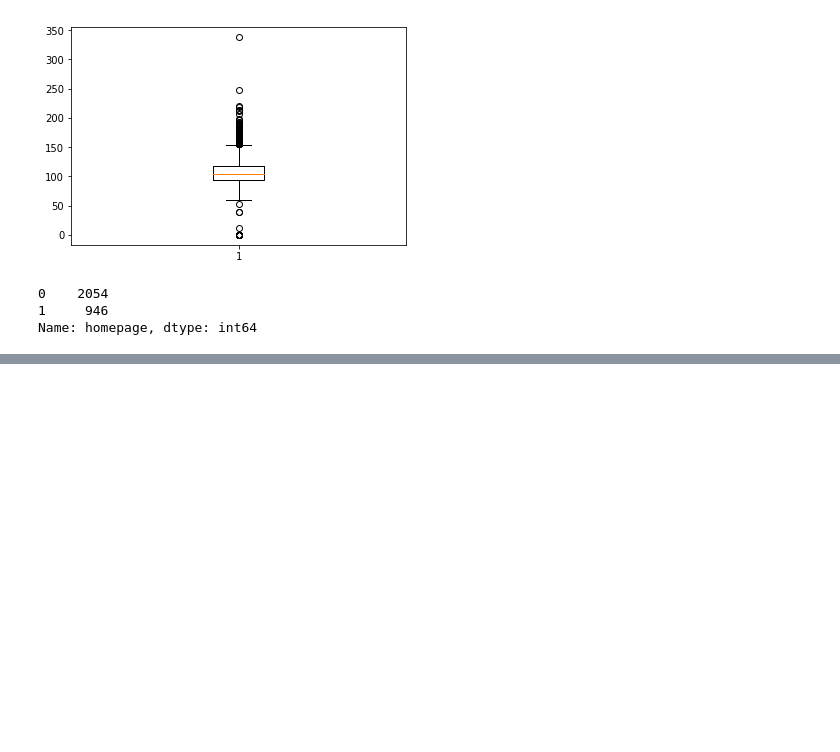
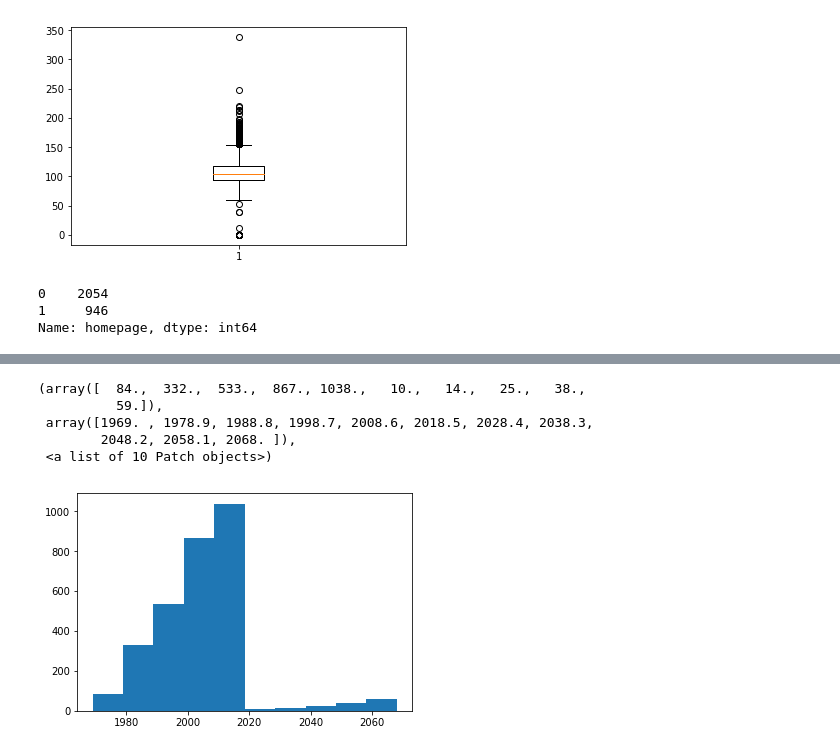
Before and after one commit to kiraplenkin/TMDB_Box_Office_Prediction, a Jupyter notebook: Preprocessing.ipynb, the cells around one changed output, grey strips where cells are left out. Saved outputs shown, nothing was run; the diff lists cells and outputs as text; code cells hidden in the pictures; blank space fills up the shorter version.

```diff
--- a/Preprocessing.ipynb
+++ b/Preprocessing.ipynb
@@ -212,3 +212,12 @@ train_df.head().T
 | release_year | 2015 | 2004 | 2014 | 2012 | 2009 |
 | release_month | 2 | 8 | 10 | 3 | 2 |
 | release_day | 4 | 4 | 4 | 4 | 3 |
+# %%
+plt.hist(train_df['release_year'])
+# %% [output]
+(array([  84.,  332.,  533.,  867., 1038.,   10.,   14.,   25.,   38.,
+          59.]),
+ array([1969. , 1978.9, 1988.8, 1998.7, 2008.6, 2018.5, 2028.4, 2038.3,
+        2048.2, 2058.1, 2068. ]),
+ <a list of 10 Patch objects>)
+[figure, added]
```
Also changed, not shown: parts of 5 cells of this notebook.
